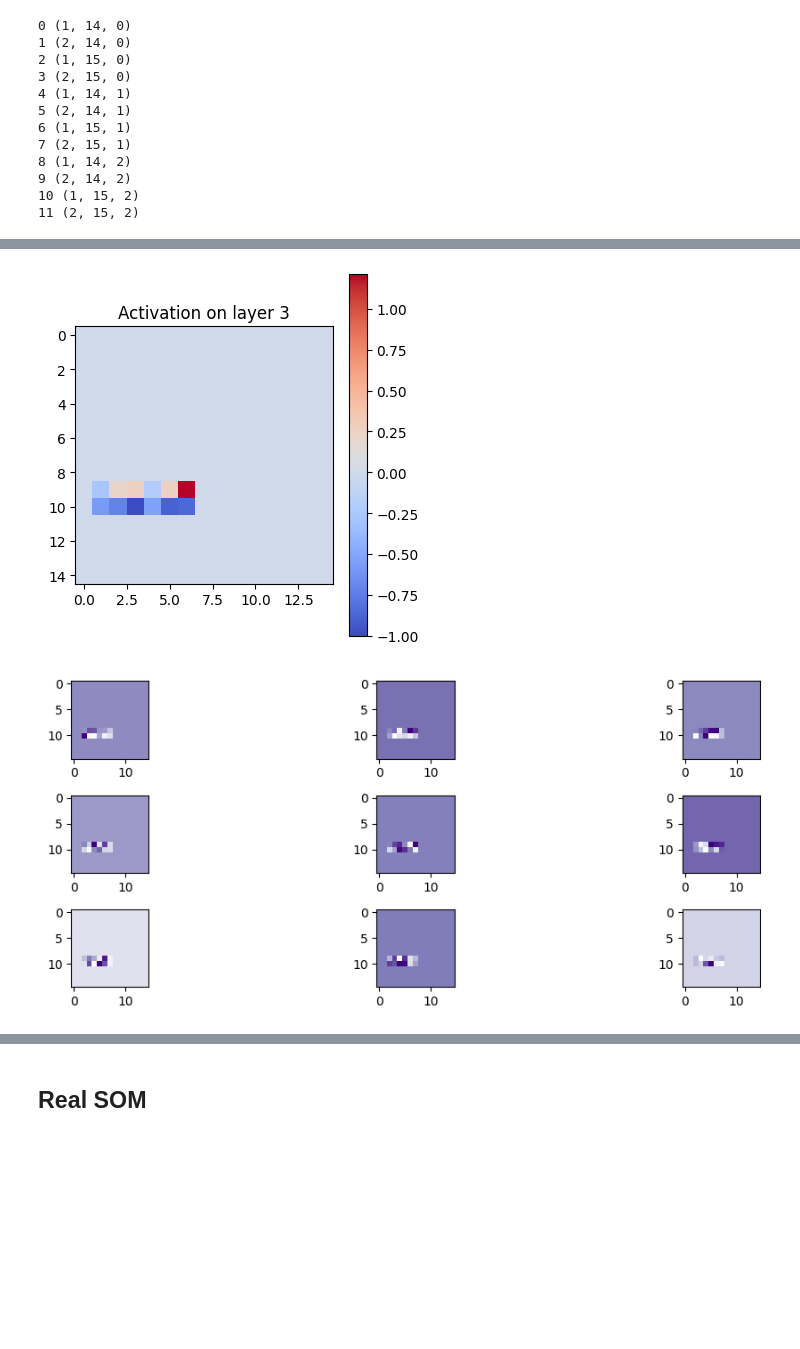
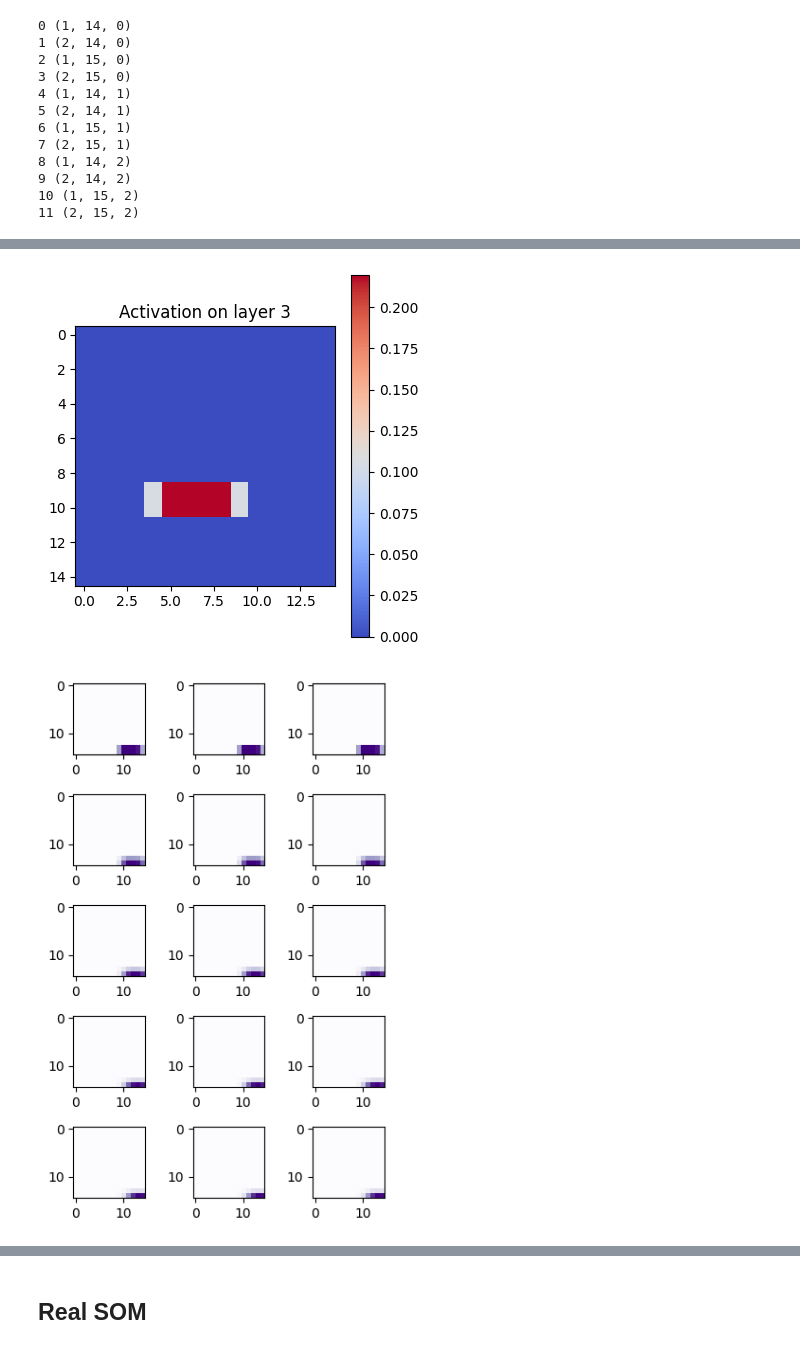
Before and after one commit to mikolasan/ai_sandbox, a Jupyter notebook: arc/hierarchical_som.ipynb, the cells around one changed output, grey strips where cells are left out. Drawn from its saved outputs; the diff is of its cells as text; code cells hidden in the pictures; blank space fills up the shorter version.

```diff
--- a/arc/hierarchical_som.ipynb
+++ b/arc/hierarchical_som.ipynb
@@ -243,7 +247,8 @@ class Neuron:
         n_post_neurons = column_height * (column_width * column_width)
         # n = n_post_neurons * n_dendrites * n_synapses
 
-        self.weight = torch.randn((1, n_post_neurons))
+        # self.weight = torch.randn((1, n_post_neurons))
+        self.weight = torch.full((1, n_post_neurons), 0.1)
 
         self.learning_rate = 0.05
 
@@ -535,40 +540,45 @@ plt.title("Activation on layer 3")
 plt.tight_layout()
 plt.show()
 # %% [output]
-[figure, old version]
+[figure, new version]
 # %%
 # test
 # y_total = torch.zeros(column_height, field_width, field_height)
 input_data = [ input_saccades[0] ]
 states = []
 
-for h in range(column_height):
+y_total = torch.zeros(column_height, field_width, field_height)
+levels = [0,1,2,1,0]
+
+for l in range(len(levels)):
     y_total = torch.zeros(column_height, field_width, field_height)
-    for n in neurons[h]:
-        xx = input_data[0][n.pos[0], n.pos[1]]
+    active_level = levels[l]
+    for n in neurons[active_level]:
+        xx = input_data[-1][n.pos[0], n.pos[1]]
         y = n.forward(xx)
         for i in range(y.shape[1]):
             p = n.i_to_neuron_pos(i)
             if p[0] < 0 or p[0] >= field_width or p[1] < 0 or p[1] >= field_height:
                 continue
             y_total[p[2], p[0], p[1]] += y[0,i]
-    input_data.append(y_total[h])
+    next_level = levels[l+1] if l < len(levels) - 1 else levels[-1]
+    input_data.append(y_total[next_level])
     states.append(y_total)
 
 # plt.figure(figsize=(4, 4))
 # x_mat = plt.imshow(torch.mean(y_total, dim=0), cmap=cm.coolwarm)
 # # x_mat = plt.imshow(y_total[2,:,:], cmap=cm.coolwarm)
 # plt.colorbar(x_mat)
 # plt.title("Activation on layer 3")
 # plt.tight_layout()
 # plt.show()
 
-fig, axs = plt.subplots(column_height, column_height, figsize=(12, 4))
-for i in range(column_height):
+fig, axs = plt.subplots(5, column_height, figsize=(4, 6))
+for i in range(5):
     for j in range(column_height):
         axs[i,j].imshow(states[i][j], cmap=cm.Purples)
 
 plt.tight_layout()
 plt.show()
 # %% [output]
-[figure, old version]
+[figure, new version]
```
Also changed, not shown: parts of 22 cells of this notebook, 3 other files.
